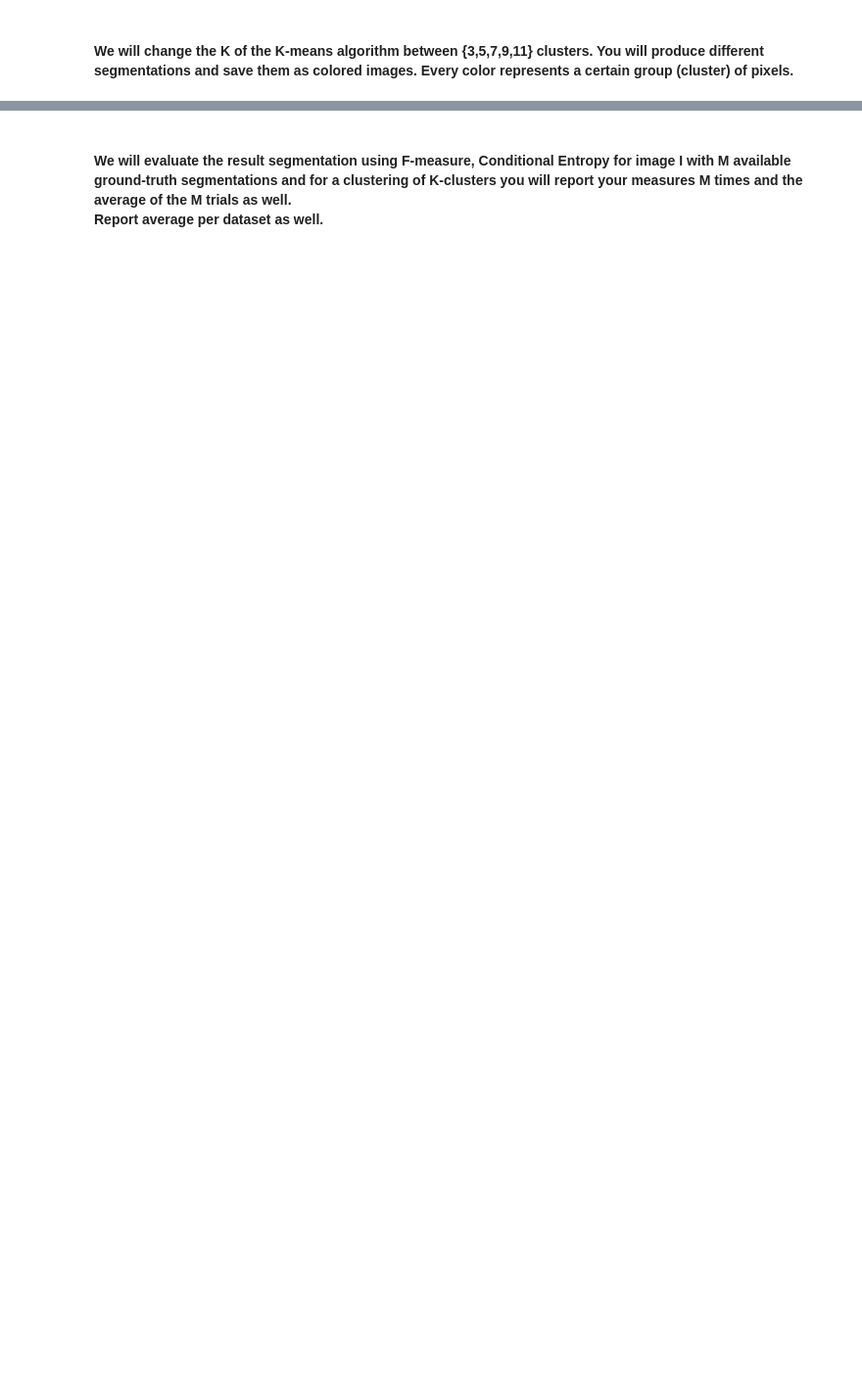
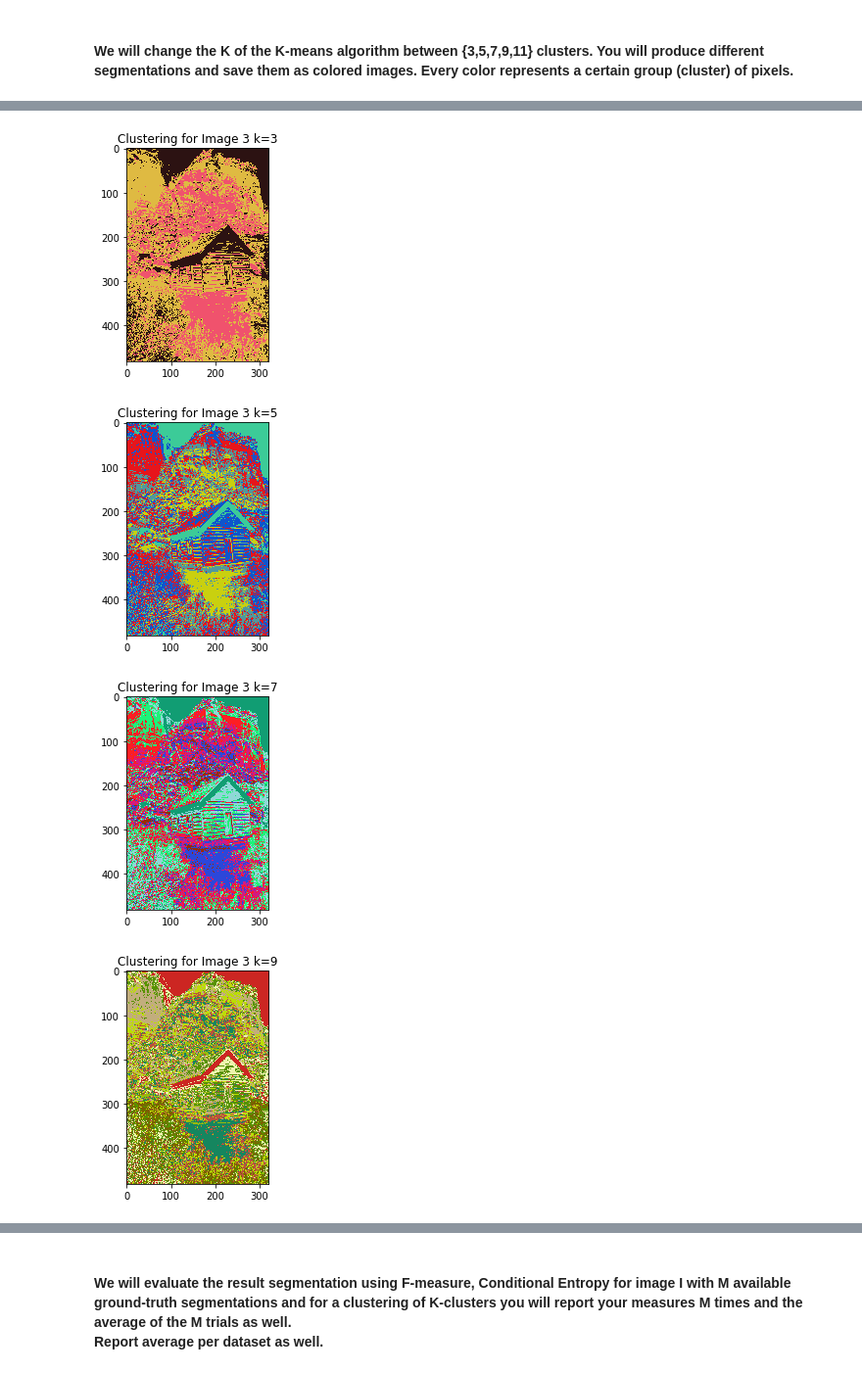
Before and after one commit to Elzawawy/ImageSegmentation, a Jupyter notebook: Image Segmentation .ipynb, the cells around one changed output, grey strips where cells are left out. Shown at 98% size. Cells and saved outputs as stored; diff of their text form; code cells hidden in the pictures; blank space fills up the shorter version.

```diff
--- a/Image Segmentation .ipynb
+++ b/Image Segmentation .ipynb
@@ -158,0 +199,37 @@ plt.imshow(train_gt[6])
+# %%
+# k = 3
+plt.imshow(clusterised_imgs[2].reshape(481,321,3));
+plt.title("Clustering for Image 3 k=3");
+plt.figure();
+# k = 5
+plt.imshow(clusterised_imgs[7].reshape(481,321,3));
+plt.title("Clustering for Image 3 k=5");
+plt.figure();
+#k = 7
+plt.imshow(clusterised_imgs[12].reshape(481,321,3));
+plt.title("Clustering for Image 3 k=7");
+plt.figure();
+#k = 9
+plt.imshow(clusterised_imgs[17].reshape(481,321,3));
+plt.title("Clustering for Image 3 k=9");
+plt.figure();
+#k = 11
+plt.imshow(clusterised_imgs[22].reshape(481,321,3));
+plt.title("Clustering for Image 3 k=11");
+plt.figure();
+plt.imshow(train_gt[11]);
+plt.title("GroundTruth 1 for Image 3");
+plt.figure();
+plt.imshow(train_gt[12]);
+plt.title("GroundTruth 2 for Image 3");
+plt.figure();
+plt.imshow(train_gt[13]);
+plt.title("GroundTruth 3 for Image 3");
+plt.figure();
+plt.imshow(train_gt[14]);
+plt.title("GroundTruth 4 for Image 3");
+# %% [output]
+[figure, added]
+[figure, added]
+[figure, added]
+[figure, added]
```
Also changed, not shown: parts of 30 cells of this notebook, 5 other files.
